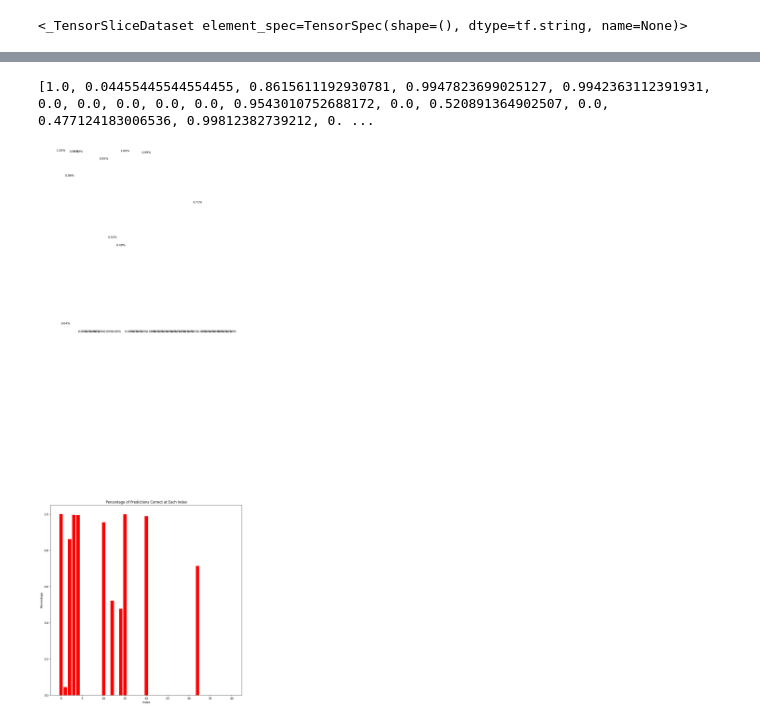
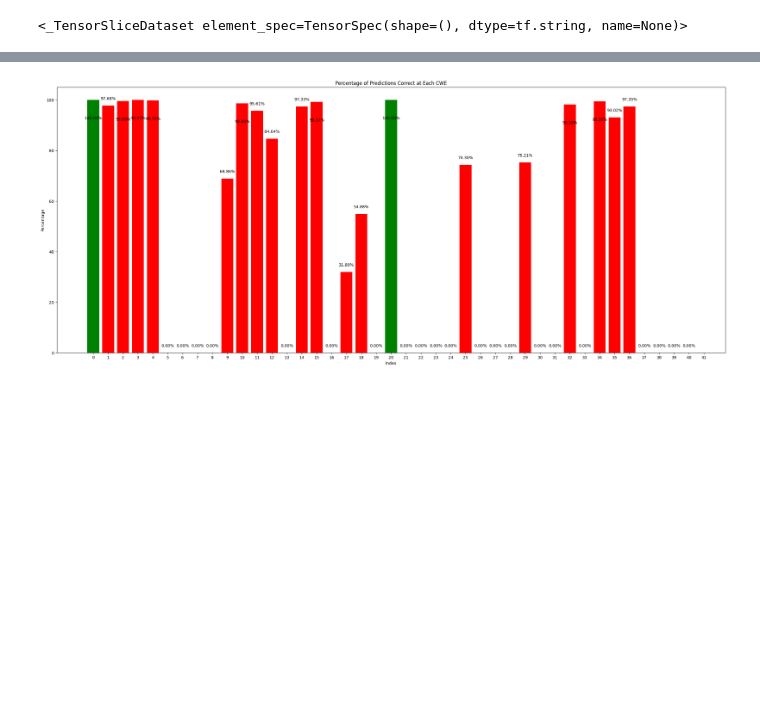
Before and after one commit to nguyenvuong1309/Do-an-lap-trinh-an-toan, a Jupyter notebook: BLSTM.ipynb, the cells around one changed output, grey strips where cells are left out. Drawn from its saved outputs; the diff is of its cells as text; code cells hidden in the pictures; blank space fills up the shorter version.

```diff
--- a/BLSTM.ipynb
+++ b/BLSTM.ipynb
@@ -176,24 +286,0 @@ plt.show()
-# %%
-len_test_dataset = int(test_dataset.shape[0])
-y_test_dataset = np.array([])
-for i in range(41):
-  number = int(test_dataset[test_dataset['label'] == i].shape[0])
-  y_test_dataset = np.insert(y_test_dataset,len(y_test_dataset),number)
-
-x_cwe = ["non-vulnerable","CWE-404","CWE-476","CWE-119","CWE-706","CWE-670","CWE-673","CWE-119, CWE-666, CWE-573","CWE-573","CWE-668"," CWE-400, CWE-665, CWE-020",
-         " CWE-662"," CWE-400"," CWE-665"," CWE-020", " CWE-074"," CWE-362"," CWE-191"," CWE-190"," CWE-610"," CWE-704"," CWE-170"," CWE-676"," CWE-187"," CWE-138",
-         " CWE-369"," CWE-662, CWE-573"," CWE-834"," CWE-400, CWE-665"," CWE-400, CWE-404"," CWE-221", " CWE-754"," CWE-311"," CWE-404, CWE-668"," CWE-506"," CWE-758",
-         " CWE-666"," CWE-467"," CWE-327"," CWE-666, CWE-573"," CWE-469"]
-
-fig, ax = plt.subplots(figsize=(50, 6))
-# Plot the bar chart
-bars = ax.bar(x_cwe, y_test_dataset, label='Some label')
-
-# Add annotations for each bar
-for bar in bars:
-    height = bar.get_height()
-    ax.text(bar.get_x() + bar.get_width() / 2, height,
-            f'{height}', ha='center', va='bottom')
-
-# Show the plot
-plt.show()
@@ -396,31 +433,28 @@ print(len(array_correct))
 # %%
 import numpy as np
 import matplotlib.pyplot as plt
 
 # Example data
 labels = array_sum
 predictions = array_correct
 
 # Calculate the percentage of correct predictions for each index
-percentages = []
-for i in range(len(labels)):
-    percentage = predictions[i] * 1.0 / labels[i]
-    percentages.append(percentage)
-
-print(percentages)
+percentages = predictions * 100.0 / labels
 
 # Create a bar chart for each index
-fig, ax = plt.subplots(figsize=(12, 12))
-# fig, ax = plt.subplots()
+fig, ax = plt.subplots(figsize=(30, 12))
 ax.bar(range(len(labels)), percentages, color=['green' if p == 100 else 'red' for p in percentages])
 ax.set_xlabel('Index')
 ax.set_ylabel('Percentage')
-ax.set_title('Percentage of Predictions Correct at Each Index')
+ax.set_title('Percentage of Predictions Correct at Each CWE')
 
-# Display the percentage on top of the bars
+ax.set_xticks(range(0, len(labels) + 1))
+
+# Display the percentage on top of the bars with adjusted position
 for i, v in enumerate(percentages):
-    ax.text(i, v + 2, f'{v:.2f}%', ha='center', va='bottom', color='black')
+    text_position = v + 2 if v < 98 else v - 8  # Adjust the position based on the value
+    ax.text(i, text_position, f'{v:.2f}%', ha='center', va='bottom', color='black')
+
 plt.show()
 # %% [output]
-[1.0, 0.04455445544554455, 0.8615611192930781, 0.9947823699025127, 0.9942363112391931, 0.0, 0.0, 0.0, 0.0, 0.0, 0.9543010752688172, 0.0, 0.520891364902507, 0.0, 0.477124183006536, 0.99812382739212, 0. ...
-[figure, old version]
+[figure, new version]
```
Also changed, not shown: parts of 47 cells of this notebook.
